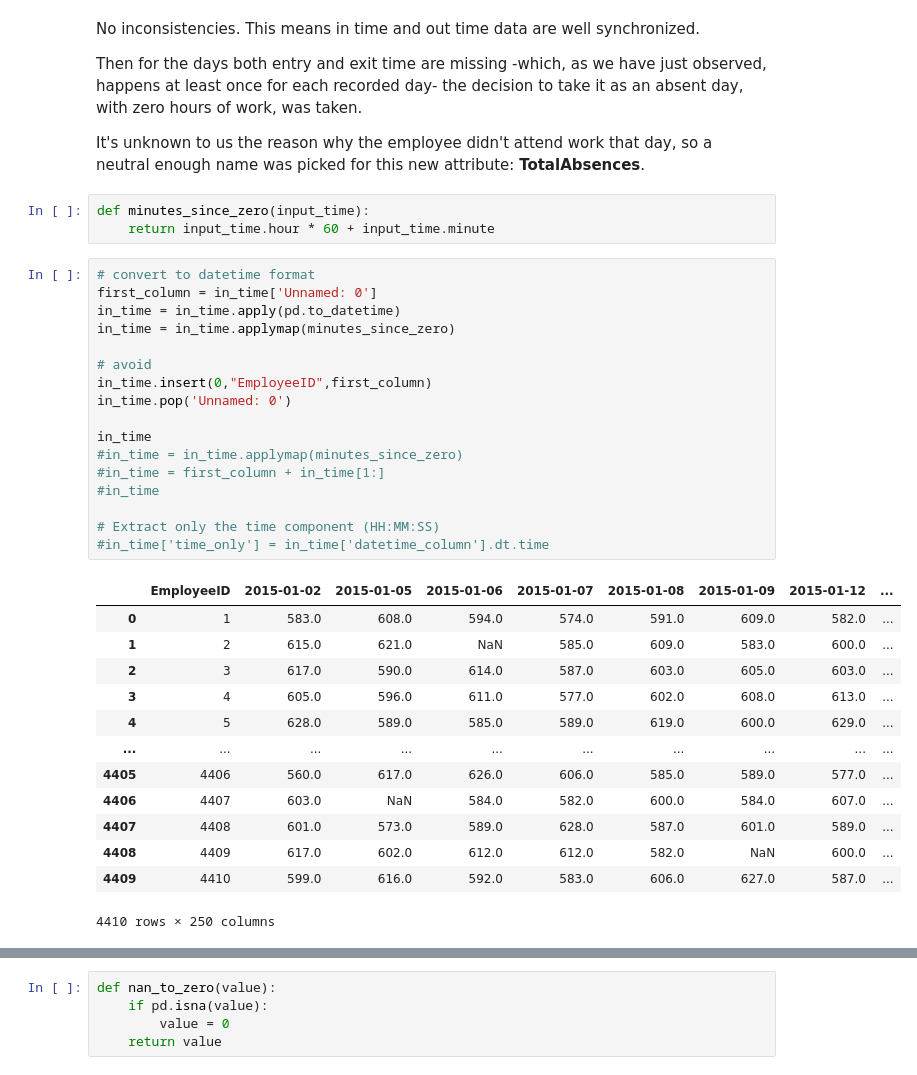
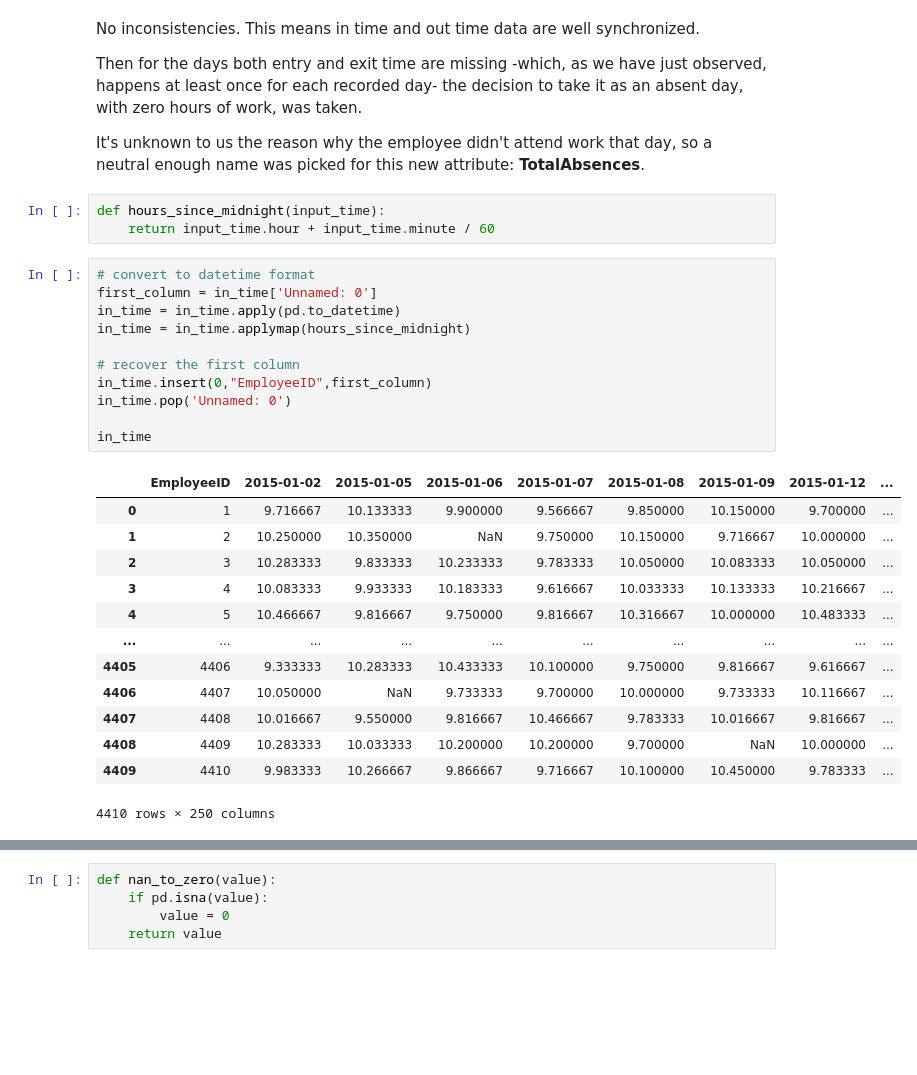
Before and after one commit to equisdel/INDIAI, a Jupyter notebook: test.ipynb, the cells around one changed output, grey strips where cells are left out. Cells and saved outputs as stored; diff of their text form; blank space fills up the shorter version.

```diff
--- a/test.ipynb
+++ b/test.ipynb
@@ -321,38 +328,32 @@ Then for the days both entry and exit time are missing -which, as we have just o
 
 It's unknown to us the reason why the employee didn't attend work that day, so a neutral enough name was picked for this new attribute: **TotalAbsences**.
 # %%
-def minutes_since_zero(input_time):
-    return input_time.hour * 60 + input_time.minute
+def hours_since_midnight(input_time):
+    return input_time.hour + input_time.minute / 60
 # %%
 # convert to datetime format
 first_column = in_time['Unnamed: 0']
 in_time = in_time.apply(pd.to_datetime)
-in_time = in_time.applymap(minutes_since_zero)
+in_time = in_time.applymap(hours_since_midnight)
 
-# avoid
+# recover the first column
 in_time.insert(0,"EmployeeID",first_column)
 in_time.pop('Unnamed: 0')
 
 in_time
-#in_time = in_time.applymap(minutes_since_zero)
-#in_time = first_column + in_time[1:]
-#in_time
-
-# Extract only the time component (HH:MM:SS)
-#in_time['time_only'] = in_time['datetime_column'].dt.time
 # %% [output]
 |  | EmployeeID | 2015-01-02 | 2015-01-05 | 2015-01-06 | 2015-01-07 | 2015-01-08 | 2015-01-09 | 2015-01-12 | ... |
-| 0 | 1 | 583.0 | 608.0 | 594.0 | 574.0 | 591.0 | 609.0 | 582.0 | ... |
-| 1 | 2 | 615.0 | 621.0 | NaN | 585.0 | 609.0 | 583.0 | 600.0 | ... |
-| 2 | 3 | 617.0 | 590.0 | 614.0 | 587.0 | 603.0 | 605.0 | 603.0 | ... |
-| 3 | 4 | 605.0 | 596.0 | 611.0 | 577.0 | 602.0 | 608.0 | 613.0 | ... |
-| 4 | 5 | 628.0 | 589.0 | 585.0 | 589.0 | 619.0 | 600.0 | 629.0 | ... |
+| 0 | 1 | 9.716667 | 10.133333 | 9.900000 | 9.566667 | 9.850000 | 10.150000 | 9.700000 | ... |
+| 1 | 2 | 10.250000 | 10.350000 | NaN | 9.750000 | 10.150000 | 9.716667 | 10.000000 | ... |
+| 2 | 3 | 10.283333 | 9.833333 | 10.233333 | 9.783333 | 10.050000 | 10.083333 | 10.050000 | ... |
+| 3 | 4 | 10.083333 | 9.933333 | 10.183333 | 9.616667 | 10.033333 | 10.133333 | 10.216667 | ... |
+| 4 | 5 | 10.466667 | 9.816667 | 9.750000 | 9.816667 | 10.316667 | 10.000000 | 10.483333 | ... |
 | ... | ... | ... | ... | ... | ... | ... | ... | ... | ... |
-| 4405 | 4406 | 560.0 | 617.0 | 626.0 | 606.0 | 585.0 | 589.0 | 577.0 | ... |
-| 4406 | 4407 | 603.0 | NaN | 584.0 | 582.0 | 600.0 | 584.0 | 607.0 | ... |
-| 4407 | 4408 | 601.0 | 573.0 | 589.0 | 628.0 | 587.0 | 601.0 | 589.0 | ... |
-| 4408 | 4409 | 617.0 | 602.0 | 612.0 | 612.0 | 582.0 | NaN | 600.0 | ... |
-| 4409 | 4410 | 599.0 | 616.0 | 592.0 | 583.0 | 606.0 | 627.0 | 587.0 | ... |
+| 4405 | 4406 | 9.333333 | 10.283333 | 10.433333 | 10.100000 | 9.750000 | 9.816667 | 9.616667 | ... |
+| 4406 | 4407 | 10.050000 | NaN | 9.733333 | 9.700000 | 10.000000 | 9.733333 | 10.116667 | ... |
+| 4407 | 4408 | 10.016667 | 9.550000 | 9.816667 | 10.466667 | 9.783333 | 10.016667 | 9.816667 | ... |
+| 4408 | 4409 | 10.283333 | 10.033333 | 10.200000 | 10.200000 | 9.700000 | NaN | 10.000000 | ... |
+| 4409 | 4410 | 9.983333 | 10.266667 | 9.866667 | 9.716667 | 10.100000 | 10.450000 | 9.783333 | ... |
 4410 rows × 250 columns
 # %%
 first_column = out_time['Unnamed: 0']
```
Also changed, not shown: parts of 51 cells of this notebook, 1 other file.
